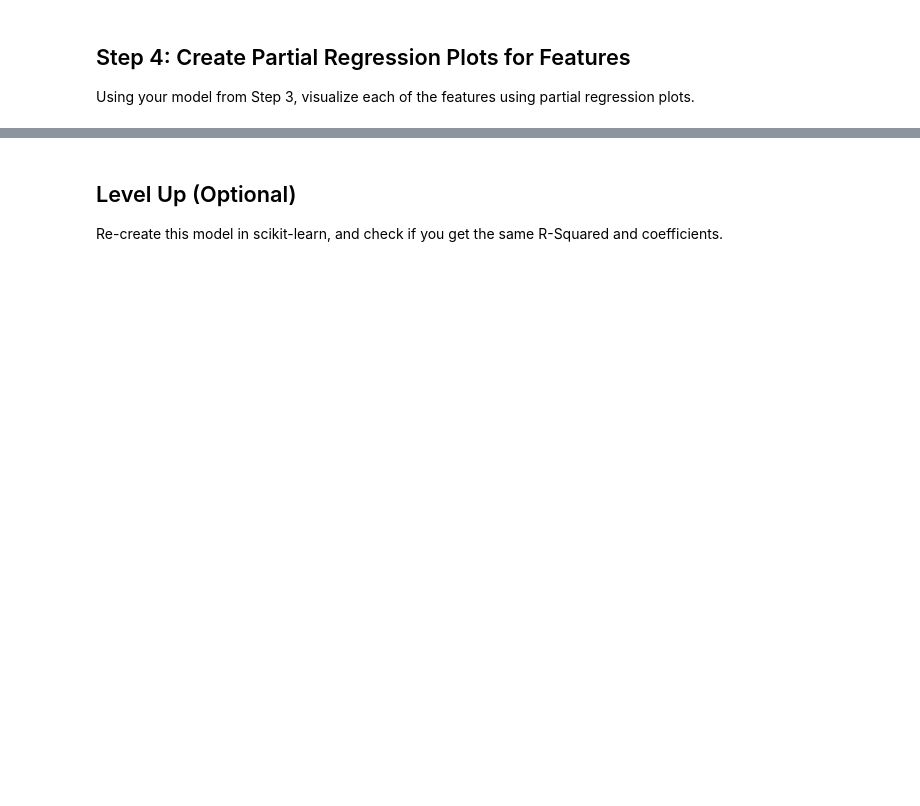
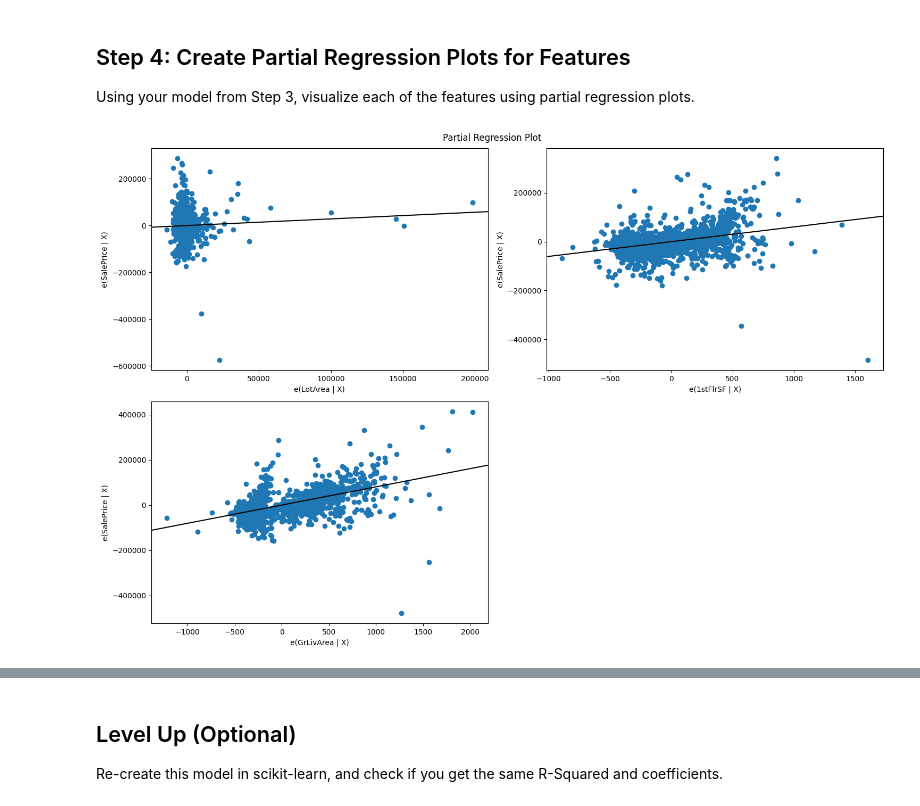
Before and after one commit to mojay6111/DSC_Phase_3_Week_1, a Jupyter notebook: Multiple-linear-regression-statsmodels-lab/lab_reg.ipynb, the cells around one changed output, grey strips where cells are left out. Saved outputs shown, nothing was run; the diff lists cells and outputs as text; code cells hidden in the pictures; blank space fills up the shorter version.

```diff
--- a/Multiple-linear-regression-statsmodels-lab/lab_reg.ipynb
+++ b/Multiple-linear-regression-statsmodels-lab/lab_reg.ipynb
@@ -82,0 +150,12 @@ Build a linear regression using StatsModels, describe the overall model performa
+# %%
+# Your code here - import StatsModels, fit baseline model, display results\
+
+import statsmodels.api as sm
+X_baseline = sm.add_constant(X_baseline)
+model_baseline = sm.OLS(y, X_baseline).fit()
+print(model_baseline.summary())
+
+# baseline_model = sm.OLS(y, sm.add_constant(X_baseline))
+# baseline_results = baseline_model.fit()
+
+# print(baseline_results.summary())
@@ -82,0 +180,5 @@ Build a linear regression using StatsModels, describe the overall model performa
+# %%
+baseline_model = sm.OLS(y, sm.add_constant(X_baseline))
+baseline_results = baseline_model.fit()
+
+print(baseline_results.summary())
@@ -86,3 +249,5 @@ Build a linear regression using StatsModels, describe the overall model performa
 For this model, use **all of** the features in `ames_subset`.
 # %%
 # Your code here - define X
+X_sec = ames_subset[["LotArea", "1stFlrSF", "GrLivArea"]]
+X_sec
@@ -89,2 +269,7 @@ For this model, use **all of** the features in `ames_subset`.
 # %%
 # Your code here - fit model and display results
+second_model = sm.OLS(y, sm.add_constant(X_sec))
+
+second_results = second_model.fit()
+
+print(second_results.summary())
@@ -96,3 +342,9 @@ For this model, use **all of** the features in `ames_subset`.
 Using your model from Step 3, visualize each of the features using partial regression plots.
 # %%
 # Your code here - create partial regression plots for each predictor
+fig = plt.figure(figsize=(15,10))
+sm.graphics.plot_partregress_grid(second_results, exog_idx=["LotArea", "1stFlrSF", "GrLivArea"], fig=fig)
+plt.tight_layout()
+plt.show()
+# %% [output]
+[figure, added]
```
Also changed, not shown: parts of 24 cells of this notebook.
